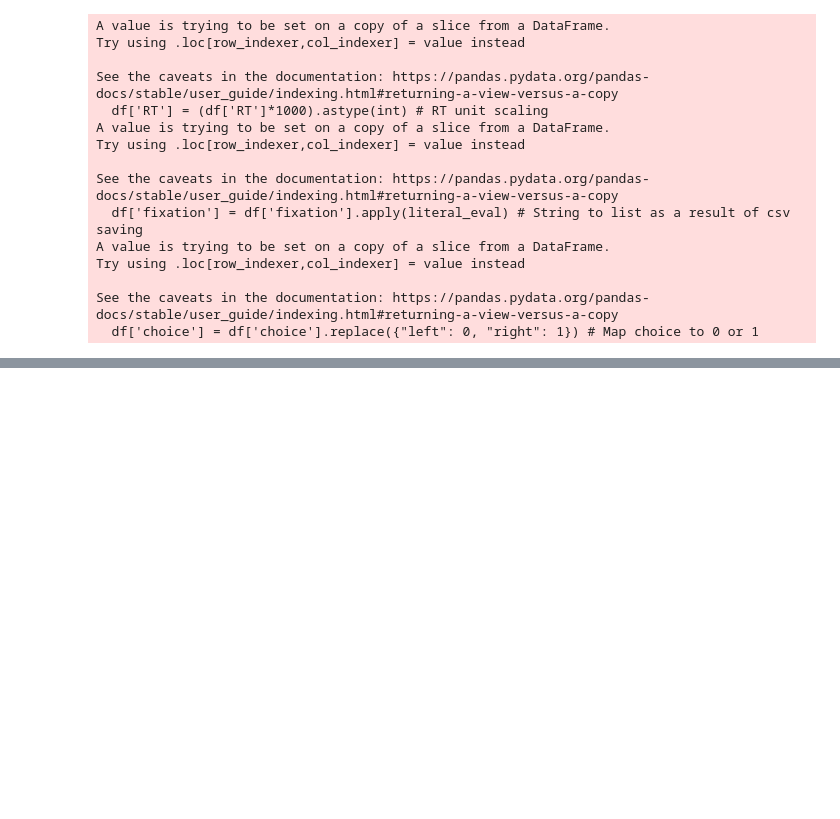
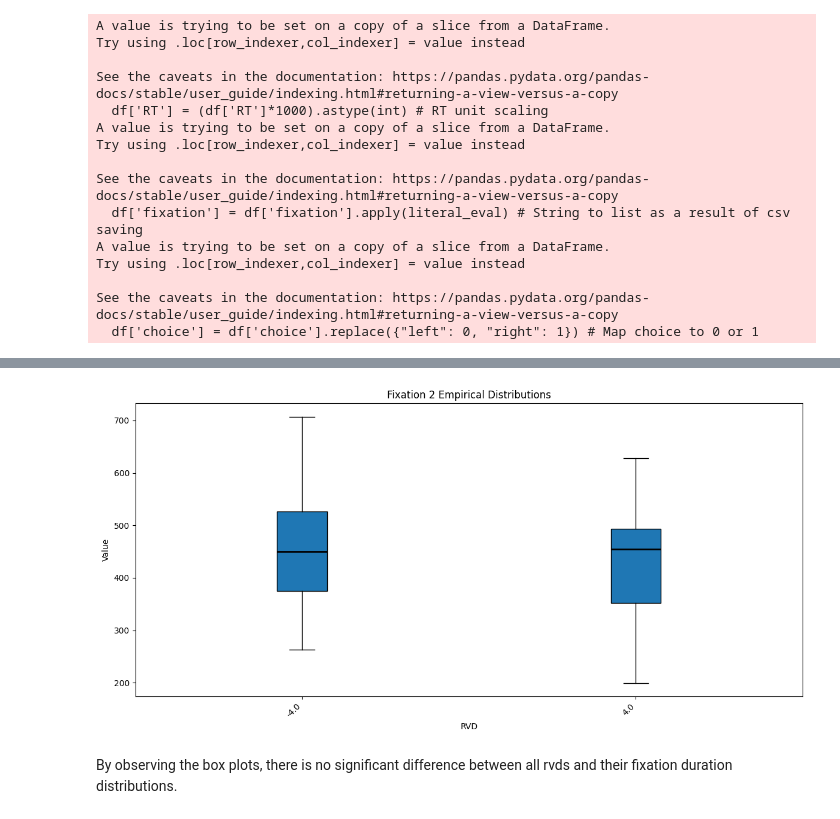
Before and after one commit to Hehesh/DDM, a Jupyter notebook: fix_gen_check.ipynb, the cells around one changed output, grey strips where cells are left out. Saved outputs shown, nothing was run; the diff lists cells and outputs as text; code cells hidden in the pictures; blank space fills up the shorter version.

```diff
--- a/fix_gen_check.ipynb
+++ b/fix_gen_check.ipynb
@@ -60,30 +60,3 @@ empirical_distributions = get_corrected_empirical_distributions(
     right_value_col=right_value_col,
     cutoff=0.9
 )
-# %%
-from simulation import generate_fixations
-
-dt = 0.001
-seed = 42
-
-trials = df.loc[
-    (df['sub_id'] == 304) & (df['trial'] % 2 == 1),
-    ['avgWTP_left', 'avgWTP_right']
-].copy()
-trials['fixation'] = None
-
-rng = np.random.default_rng(seed)
-trials_dict = []
-for idx, r in trials.iterrows():
-    fx = generate_fixations(
-        dt,
-        r.avgWTP_left - r.avgWTP_right,
-        empirical_distributions,
-        rng=rng
-    )
-    if fx is not None:
-        trials_dict.append({
-            "avgWTP_left": r.avgWTP_left,
-            "avgWTP_right": r.avgWTP_right,
-            "fixation": fx
-        })
@@ -222,0 +191,6 @@ plt.show()
+# %%
+plot_specific_fix_box_plots(empirical_distributions, 2, [-4.0, 4.0])
+# %% [output]
+[figure, added]
+# %% [markdown]
+By observing the box plots, there is no significant difference between all rvds and their fixation duration distributions.
```
Also changed, not shown: parts of 7 cells of this notebook.
